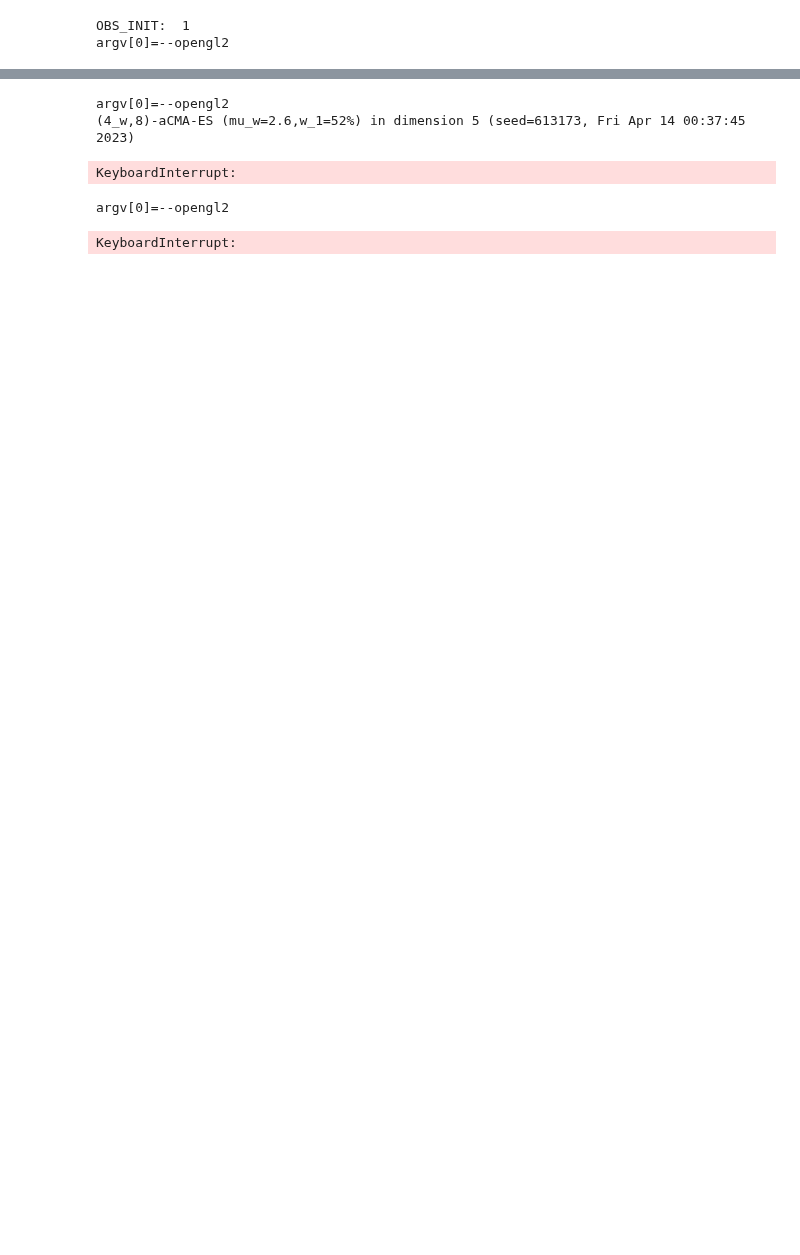
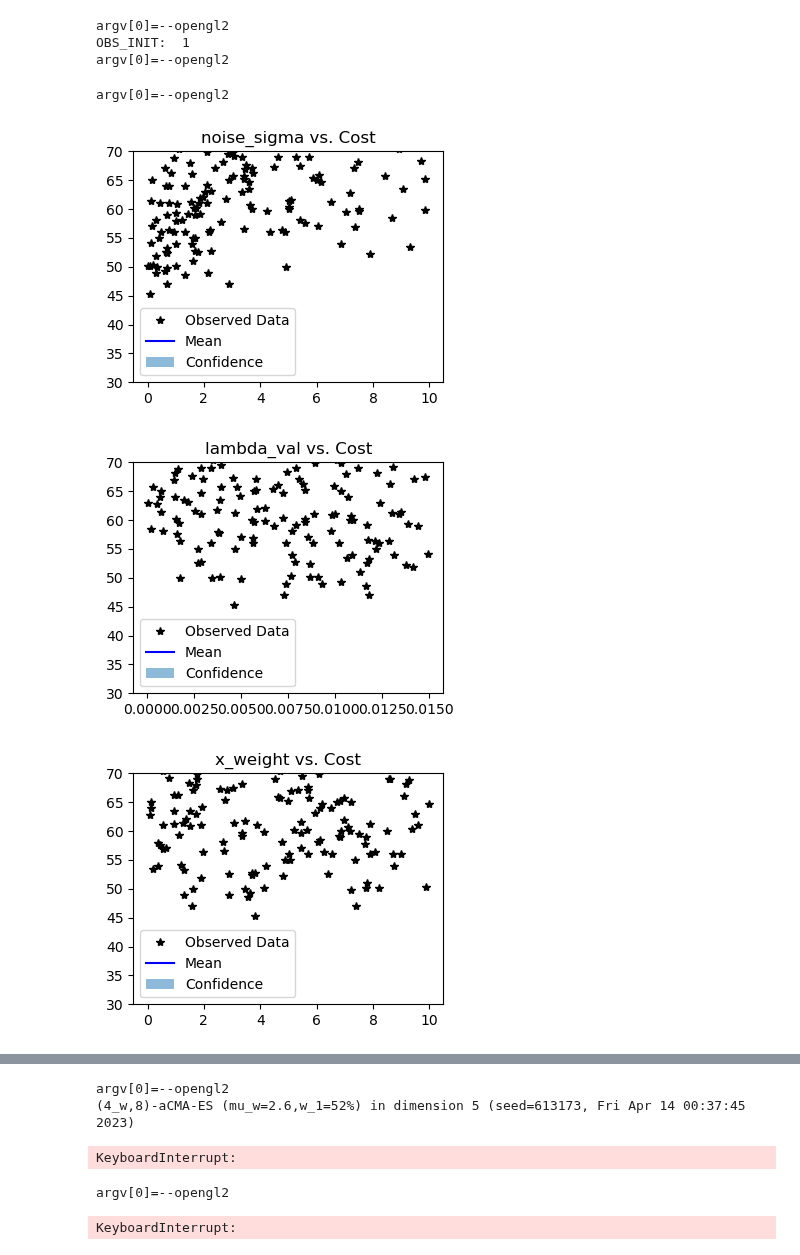
Before and after one commit to malkstik/MPPI-GP-Tuning, a Jupyter notebook: run.ipynb, the cells around one changed output, grey strips where cells are left out. Drawn from its saved outputs; the diff is of its cells as text; code cells hidden in the pictures; blank space fills up the shorter version.

Commit message:
Collecting more data, added visualizer for GP

```diff
--- a/run.ipynb
+++ b/run.ipynb
@@ -10,7 +16,8 @@ argv[0]=--opengl2
 # for i in range(3):
 i=0
 print('OBS_INIT: ', i+1)
-collected_data = collect_data(i+1)
+collected_data = collect_data(i+1, Addendum = 1, dataset_size = 700)
 # %% [output]
+argv[0]=--opengl2
 OBS_INIT:  1
 argv[0]=--opengl2
@@ -18,0 +24,17 @@ train_x, train_y = load_data(OBS_INIT)
+# %%
+OBS_INIT = 2
+
+train_x, train_y = load_data(OBS_INIT)
+likelihood = gpytorch.likelihoods.GaussianLikelihood()
+gp_model = RBF_GP(train_x, train_y, likelihood)
+constraints = torch.tensor([[0.001, 10],
+                            [0.001, 0.015],
+                            [0.001, 10],
+                            [0.001, 10],
+                            [0.001, 10]])
+visualize_gp(gp_model, likelihood, train_x, train_y, constraints)
+# %% [output]
+argv[0]=--opengl2
+[figure, added]
+[figure, added]
+[figure, added]
```
Also changed, not shown: parts of 6 cells of this notebook, 5 other files.
